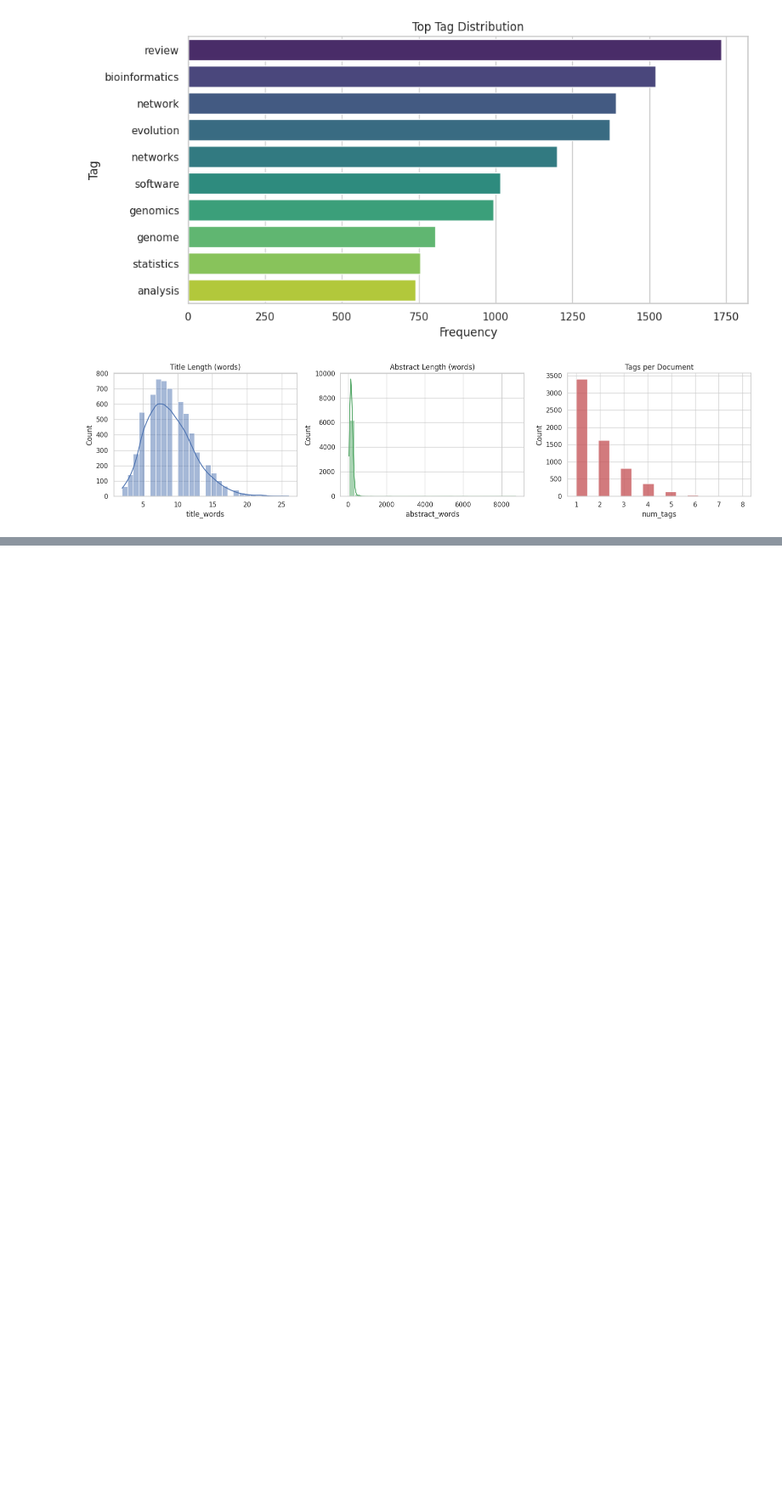
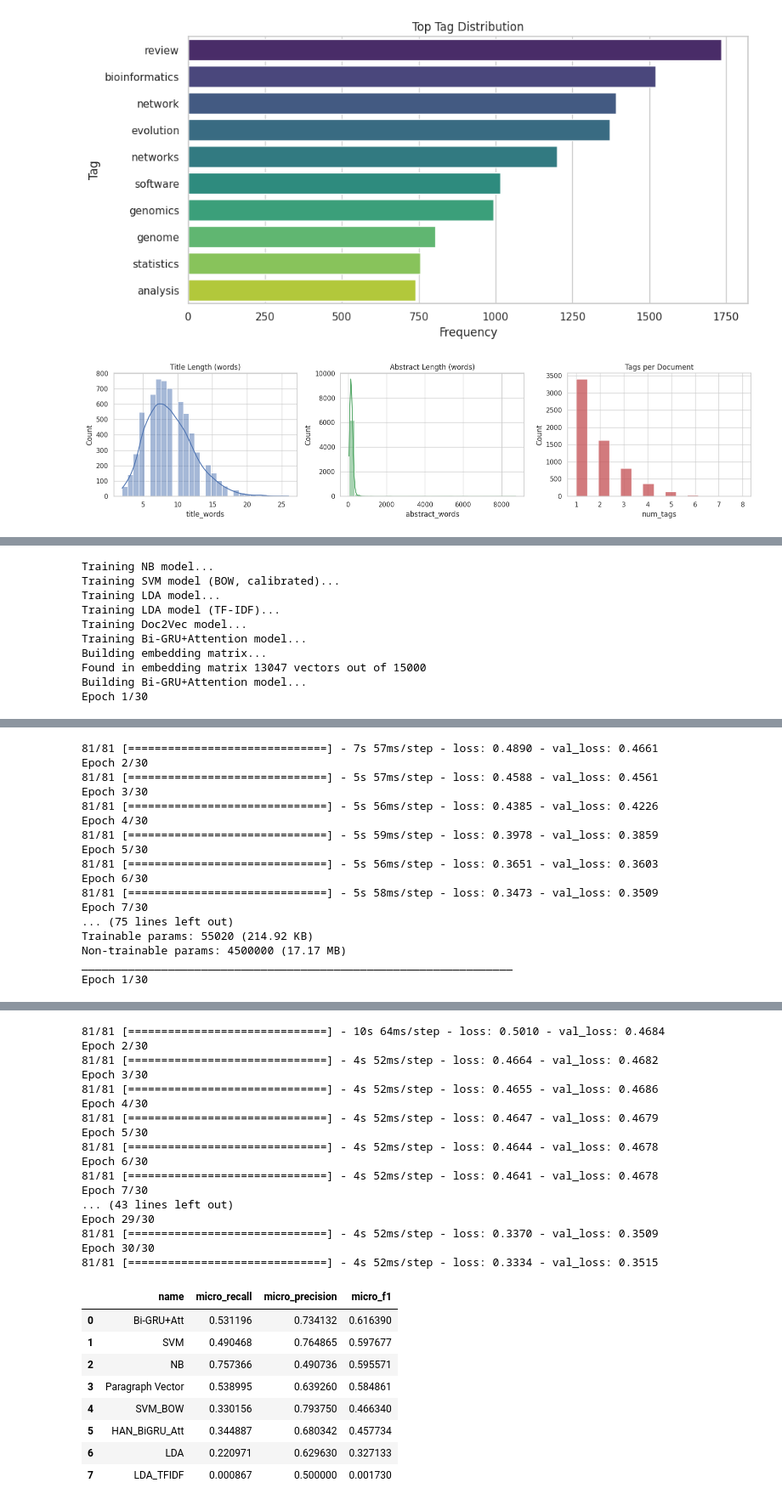
Before and after one commit to WebSemantic-Projet-n-1/projet_session, a Jupyter notebook: tag_reco_experiment.ipynb, the cells around one changed output, grey strips where cells are left out. Shown at 85% size. Saved outputs shown, nothing was run; the diff lists cells and outputs as text; code cells hidden in the pictures; blank space fills up the shorter version.

```diff
--- a/tag_reco_experiment.ipynb
+++ b/tag_reco_experiment.ipynb
@@ -222,0 +235,21 @@ I0000 00:00:1776353377.111585    1292 device_compiler.h:188] Compiled cluster us
+# %%
+# Mode top-k (aligné article) — k calculé automatiquement depuis y_train
+metrics_df, predictions = train_models(
+    X_flat_train, X_flat_test, y_train, y_test,
+    n_topics=TOP_K_TAGS,
+    glove_path=str(GLOVE_PATH),
+    threshold=0.5,
+    topk=None, # Pour etre coherent avec Wang et al. article 400.pdf
+)
+metrics_df
+# %% [output]
+Training NB model...
+Training SVM model (BOW, calibrated)...
+Training LDA model...
+Training LDA model (TF-IDF)...
+Training Doc2Vec model...
+Training Bi-GRU+Attention model...
+Building embedding matrix...
+Found in embedding matrix 13047 vectors out of 15000
+Building Bi-GRU+Attention model...
+Epoch 1/30
@@ -222,0 +260,17 @@ I0000 00:00:1776353377.111585    1292 device_compiler.h:188] Compiled cluster us
+81/81 [==============================] - 7s 57ms/step - loss: 0.4890 - val_loss: 0.4661
+Epoch 2/30
+81/81 [==============================] - 5s 57ms/step - loss: 0.4588 - val_loss: 0.4561
+Epoch 3/30
+81/81 [==============================] - 5s 56ms/step - loss: 0.4385 - val_loss: 0.4226
+Epoch 4/30
+81/81 [==============================] - 5s 59ms/step - loss: 0.3978 - val_loss: 0.3859
+Epoch 5/30
+81/81 [==============================] - 5s 56ms/step - loss: 0.3651 - val_loss: 0.3603
+Epoch 6/30
+81/81 [==============================] - 5s 58ms/step - loss: 0.3473 - val_loss: 0.3509
+Epoch 7/30
+... (75 lines left out)
+Trainable params: 55020 (214.92 KB)
+Non-trainable params: 4500000 (17.17 MB)
+_________________________________________________________________
+Epoch 1/30
@@ -222,0 +278,26 @@ I0000 00:00:1776353377.111585    1292 device_compiler.h:188] Compiled cluster us
+81/81 [==============================] - 10s 64ms/step - loss: 0.5010 - val_loss: 0.4684
+Epoch 2/30
+81/81 [==============================] - 4s 52ms/step - loss: 0.4664 - val_loss: 0.4682
+Epoch 3/30
+81/81 [==============================] - 4s 52ms/step - loss: 0.4655 - val_loss: 0.4686
+Epoch 4/30
+81/81 [==============================] - 4s 52ms/step - loss: 0.4647 - val_loss: 0.4679
+Epoch 5/30
+81/81 [==============================] - 4s 52ms/step - loss: 0.4644 - val_loss: 0.4678
+Epoch 6/30
+81/81 [==============================] - 4s 52ms/step - loss: 0.4641 - val_loss: 0.4678
+Epoch 7/30
+... (43 lines left out)
+Epoch 29/30
+81/81 [==============================] - 4s 52ms/step - loss: 0.3370 - val_loss: 0.3509
+Epoch 30/30
+81/81 [==============================] - 4s 52ms/step - loss: 0.3334 - val_loss: 0.3515
+|  | name | micro_recall | micro_precision | micro_f1 |
+| 0 | Bi-GRU+Att | 0.531196 | 0.734132 | 0.616390 |
+| 1 | SVM | 0.490468 | 0.764865 | 0.597677 |
+| 2 | NB | 0.757366 | 0.490736 | 0.595571 |
+| 3 | Paragraph Vector | 0.538995 | 0.639260 | 0.584861 |
+| 4 | SVM_BOW | 0.330156 | 0.793750 | 0.466340 |
+| 5 | HAN_BiGRU_Att | 0.344887 | 0.680342 | 0.457734 |
+| 6 | LDA | 0.220971 | 0.629630 | 0.327133 |
+| 7 | LDA_TFIDF | 0.000867 | 0.500000 | 0.001730 |
```
Also changed, not shown: parts of 12 cells of this notebook, 7 other files.
